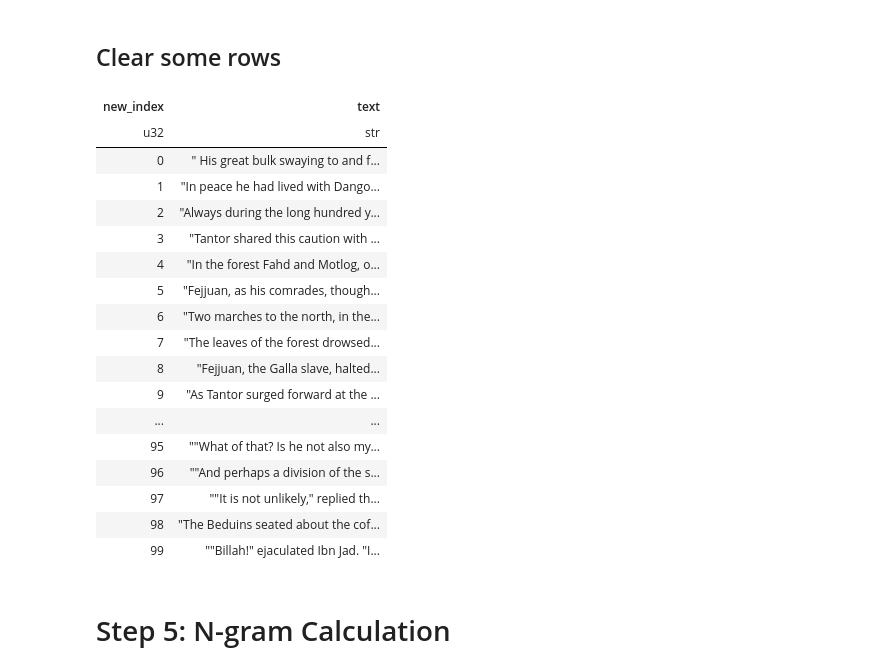
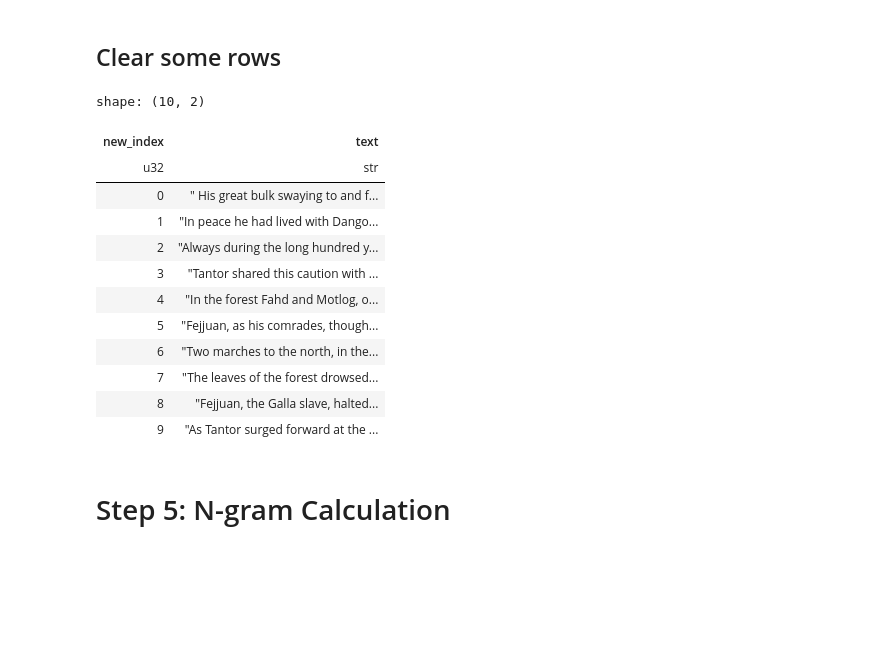
Before and after one commit to AsadiAhmad/Word-Predictor, a Jupyter notebook: Code/Word_Predictor_N_gram.ipynb, the cells around one changed output. Cells and saved outputs as stored; diff of their text form; code cells hidden in the pictures; blank space fills up the shorter version.

```diff
--- a/Code/Word_Predictor_N_gram.ipynb
+++ b/Code/Word_Predictor_N_gram.ipynb
@@ -72,26 +73,21 @@ paragraphs_filtered_df = paragraphs_df.filter(
 
 paragraphs_filtered_df = paragraphs_filtered_df.with_row_index("new_index").drop("index")
 # %%
-paragraphs_filtered_df.head(100)
+paragraphs_filtered_df.head(10)
 # %% [output]
+shape: (10, 2)
 | new_index | text |
 | u32 | str |
 | 0 | " His great bulk swaying to and f... |
 | 1 | "In peace he had lived with Dango... |
 | 2 | "Always during the long hundred y... |
 | 3 | "Tantor shared this caution with ... |
 | 4 | "In the forest Fahd and Motlog, o... |
 | 5 | "Fejjuan, as his comrades, though... |
 | 6 | "Two marches to the north, in the... |
 | 7 | "The leaves of the forest drowsed... |
 | 8 | "Fejjuan, the Galla slave, halted... |
 | 9 | "As Tantor surged forward at the ... |
-| ... | ... |
-| 95 | ""What of that? Is he not also my... |
-| 96 | ""And perhaps a division of the s... |
-| 97 | ""It is not unlikely," replied th... |
-| 98 | "The Beduins seated about the cof... |
-| 99 | ""Billah!" ejaculated Ibn Jad. "I... |
 # %% [markdown]
 # Step 5: N-gram Calculation
 # %%
```
Also changed, not shown: parts of 6 cells of this notebook.
